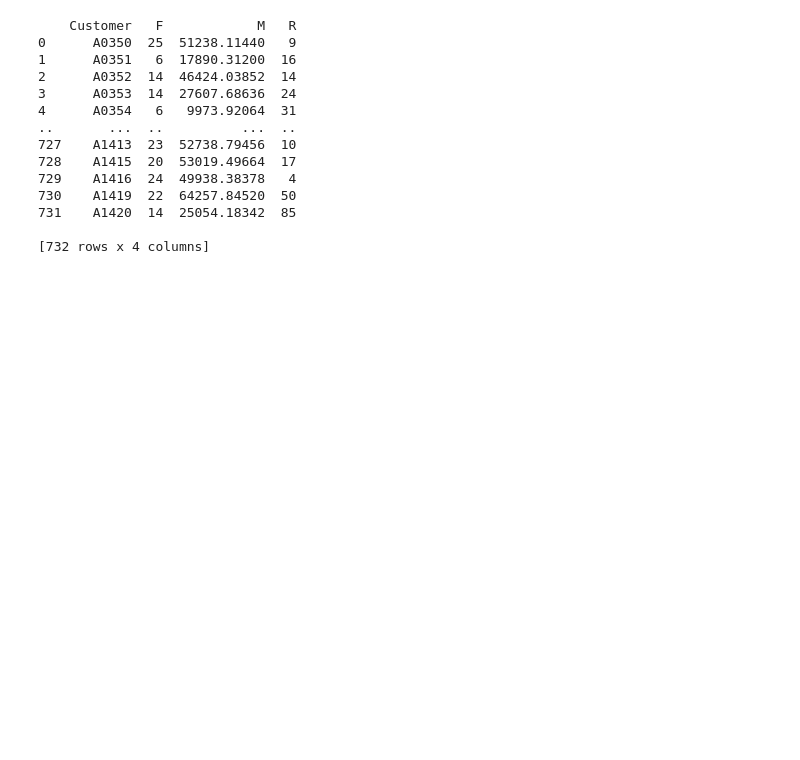
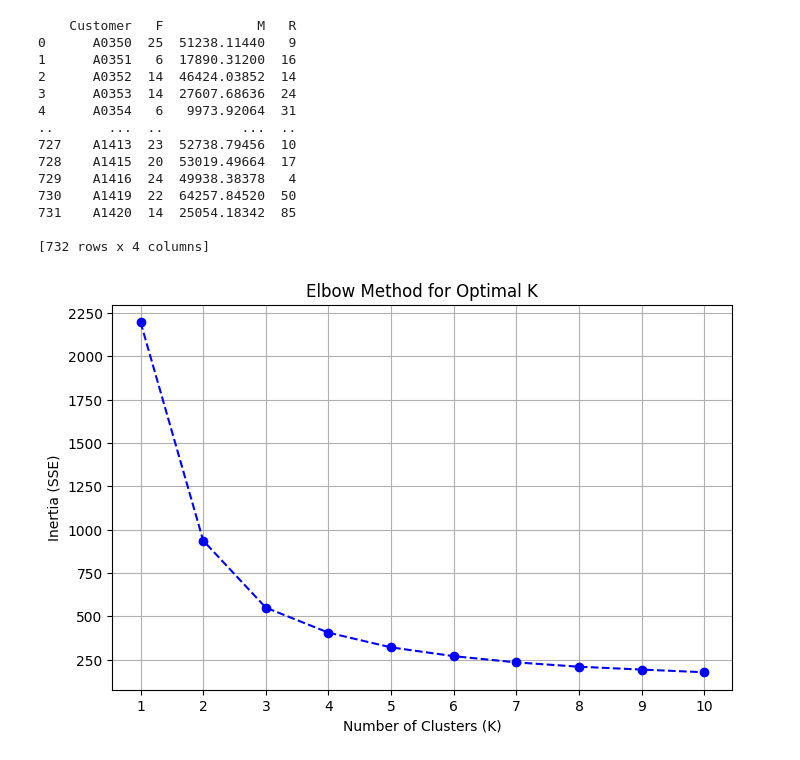
Before and after one commit to sylvia8181/RFM-Analysis, a Jupyter notebook: Untitled.ipynb, the cells around one changed output. Cells and saved outputs as stored; diff of their text form; code cells hidden in the pictures; blank space fills up the shorter version.

```diff
--- a/Untitled.ipynb
+++ b/Untitled.ipynb
@@ -70,3 +72,34 @@ print(rfm_df)
 [732 rows x 4 columns]
 # %%
 rfm_df.to_csv("RFM_Data.csv",index=False)
+# %%
+from sklearn.cluster import KMeans
+from sklearn.preprocessing import StandardScaler
+import matplotlib.pyplot as plt
+
+# 1. 提取 RFM 特徵
+rfm_features = rfm_df[['R', 'F', 'M']]
+
+# 2. 特徵標準化
+scaler = StandardScaler()
+rfm_scaled = scaler.fit_transform(rfm_features)
+
+# 3. 計算不同 K 值的 SSE
+sse = []
+k_range = range(1, 11)
+for k in k_range:
+    kmeans = KMeans(n_clusters=k, random_state=42, n_init=10)
+    kmeans.fit(rfm_scaled)
+    sse.append(kmeans.inertia_)
+
+# 4. 繪製手肘圖 (Elbow Chart)
+plt.figure(figsize=(8, 5))
+plt.plot(k_range, sse, marker='o', linestyle='--', color='b')
+plt.title('Elbow Method for Optimal K')
+plt.xlabel('Number of Clusters (K)')
+plt.ylabel('Inertia (SSE)')
+plt.xticks(k_range)
+plt.grid(True)
+plt.show()
+# %% [output]
+[figure, added]
```
Also changed, not shown: parts of 9 cells of this notebook.
